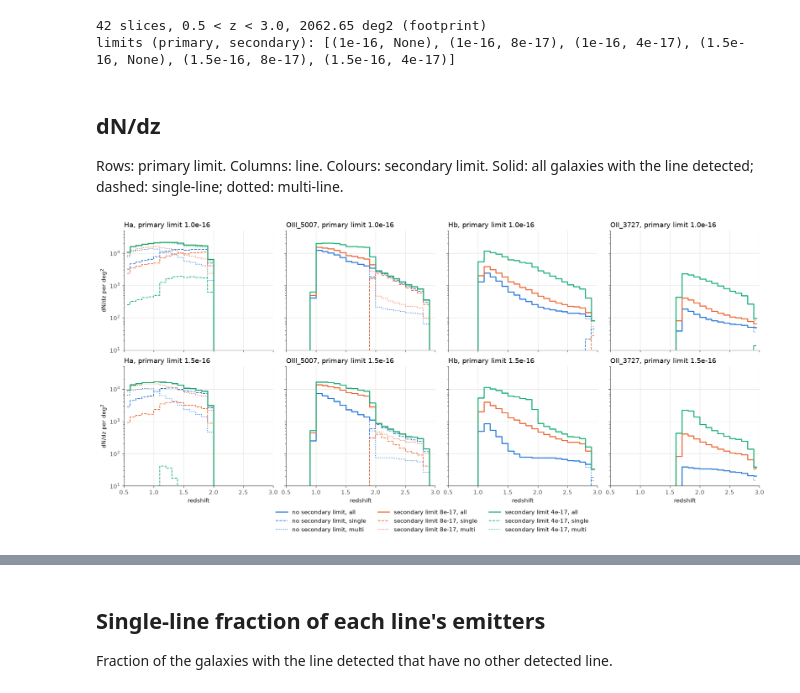
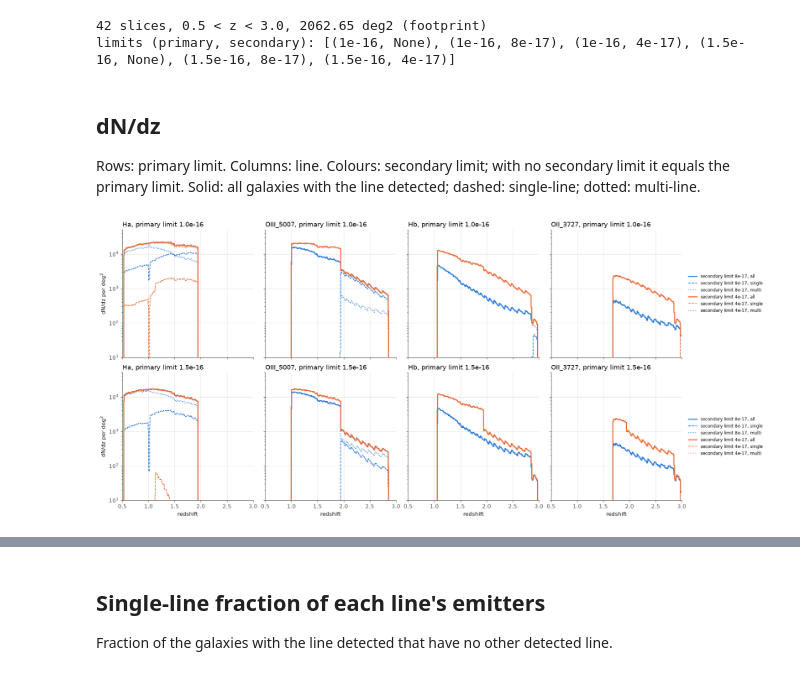
Before and after one commit to willlake/RomanMock, a Jupyter notebook: notebooks/01_dndz_flux_limits.ipynb, the cells around one changed output, grey strips where cells are left out. Saved outputs shown, nothing was run; the diff lists cells and outputs as text; code cells hidden in the pictures.

```diff
--- a/notebooks/01_dndz_flux_limits.ipynb
+++ b/notebooks/01_dndz_flux_limits.ipynb
@@ -39,13 +39,14 @@ base = BaseCatalog(f"{ROOT}/base", area_deg2=AREA_DEG2)
 area = base.area_deg2
 
 PRIMARY = [1.0e-16, 1.5e-16]                # erg/s/cm^2
-SECONDARY = [None, 8.0e-17, 4.0e-17]        # None: one limit for every line
+SECONDARY = [8.0e-17, 4.0e-17]        # None: one limit for every line
 LINES = ["Ha", "OIII_5007", "Hb", "OII_3727"]
 
 z_edges = census.z_edges
 z = 0.5 * (z_edges[1:] + z_edges[:-1])
 color = dict(zip(SECONDARY, plotting.CATEGORICAL))
-label = lambda s: "no secondary limit" if s is None else f"secondary limit {s:.0e}"
+flux = lambda x: f"{x:.1e}".replace(".0e", "e")                                # 1e-16, 1.5e-16, 8e-17
+label = lambda primary, s: f"secondary limit {flux(primary if s is None else s)}"   # None: the primary limit
 
 print(f"{len(census.steps)} slices, {z_edges[0]:.1f} < z < {z_edges[-1]:.1f}, {area:.2f} deg2 ({base.area_source})")
 print("limits (primary, secondary):", census.limits)
@@ -55,26 +56,25 @@ limits (primary, secondary): [(1e-16, None), (1e-16, 8e-17), (1e-16, 4e-17), (1.
 # %% [markdown]
 ## dN/dz
 
-Rows: primary limit. Columns: line. Colours: secondary limit. Solid: all galaxies with the line detected;
+Rows: primary limit. Columns: line. Colours: secondary limit; with no secondary limit it equals the primary limit. Solid: all galaxies with the line detected;
 dashed: single-line; dotted: multi-line.
 # %%
 style = {"all": "-", "single": "--", "multi": ":"}
-fig, axes = plt.subplots(len(PRIMARY), len(LINES), figsize=(16, 7.6), sharex=True, sharey=True, constrained_layout=True)
+fig, axes = plt.subplots(len(PRIMARY), len(LINES), figsize=(17, 7.6), sharex=True, sharey=True, constrained_layout=True)
 for row, primary in zip(axes, PRIMARY):
     for ax, line in zip(row, LINES):
         for s in SECONDARY:
             for which, ls in style.items():
                 ax.step(z, census.dndz(line, primary, area, which, secondary=s), where="mid", color=color[s], ls=ls,
-                        lw=1.7 if which == "all" else 1.2, label=f"{label(s)}, {which}")
+                        lw=1.7 if which == "all" else 1.2, label=f"{label(primary, s)}, {which}")
         ax.set_yscale("log")
         ax.set_ylim(10, 5e4)
         ax.set_xlim(z_edges[0], z_edges[-1])
         ax.set_title(f"{line}, primary limit {primary:.1e}", loc="left")
+    row[-1].legend(*row[0].get_legend_handles_labels(), loc="center left", bbox_to_anchor=(1.02, 0.5), frameon=False, fontsize=8)
     row[0].set_ylabel("dN/dz per deg$^2$")
 for ax in axes[-1]:
     ax.set_xlabel("redshift")
-handles, labels = axes[0, 0].get_legend_handles_labels()
-fig.legend(handles, labels, loc="outside lower center", ncol=3, frameon=False)
 plt.show()
 # %% [output]
-[figure, old version]
+[figure, new version]
```
Also changed, not shown: parts of 7 cells of this notebook, 11 other files.
